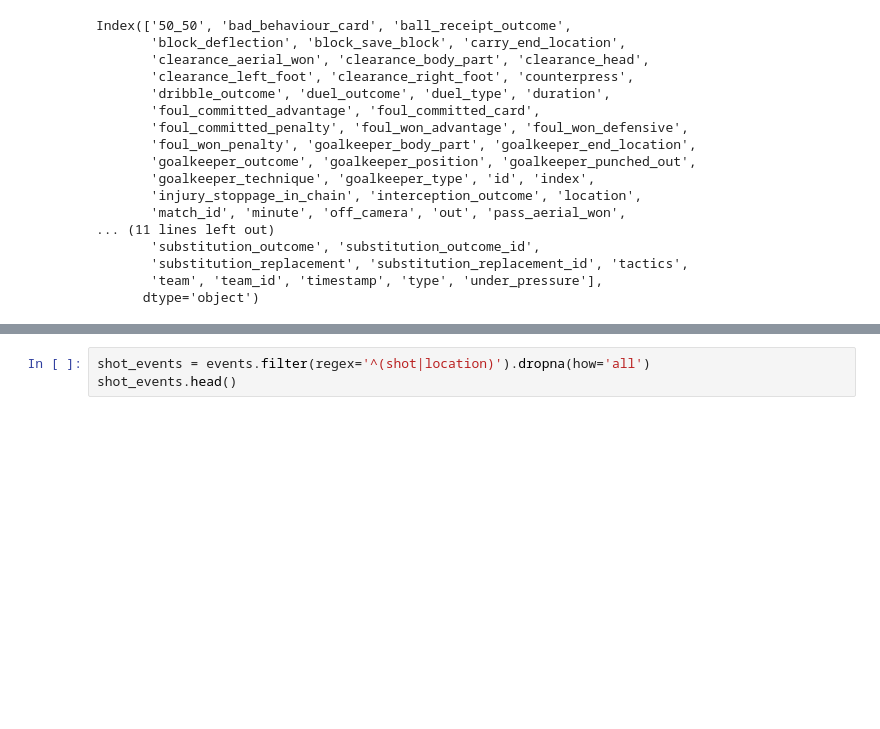
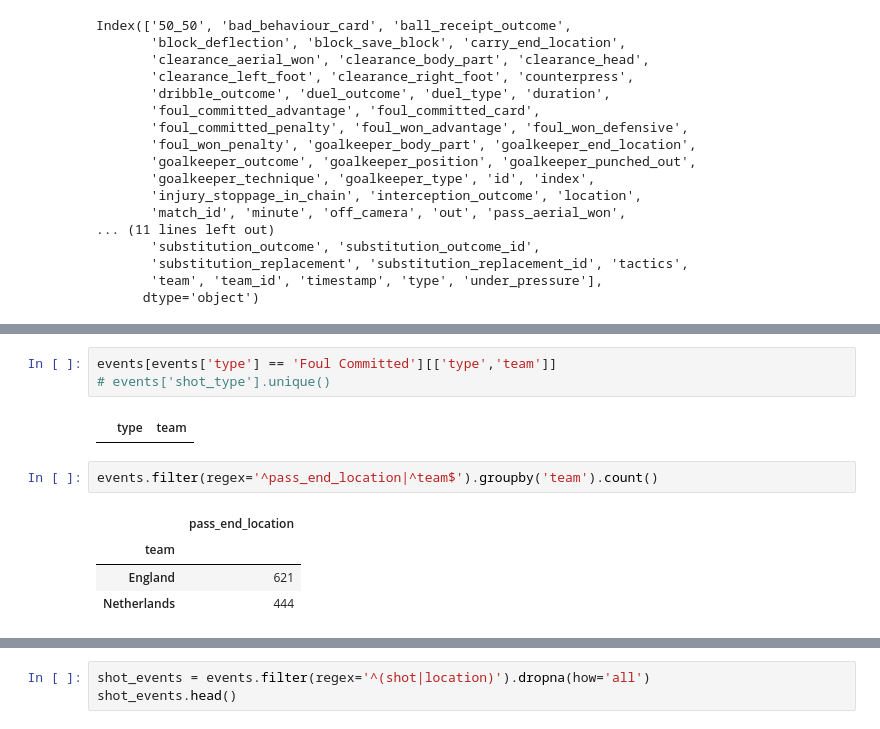
Before and after one commit to 2nzi/Football-Soccer-DataViz, a Jupyter notebook: stat_bomb.ipynb, the cells around one changed output, grey strips where cells are left out. Cells and saved outputs as stored; diff of their text form; blank space fills up the shorter version.

```diff
--- a/stat_bomb.ipynb
+++ b/stat_bomb.ipynb
@@ -145,0 +161,12 @@ Index(['50_50', 'bad_behaviour_card', 'ball_receipt_outcome',
+# %%
+events[events['type'] == 'Foul Committed'][['type','team']]
+# events['shot_type'].unique()
+# %% [output]
+|  | type | team |
+# %%
+events.filter(regex='^pass_end_location|^team$').groupby('team').count()
+# %% [output]
+|  | pass_end_location |
+| team |  |
+| England | 621 |
+| Netherlands | 444 |
```
Also changed, not shown: parts of 23 cells of this notebook, 3 other files.
